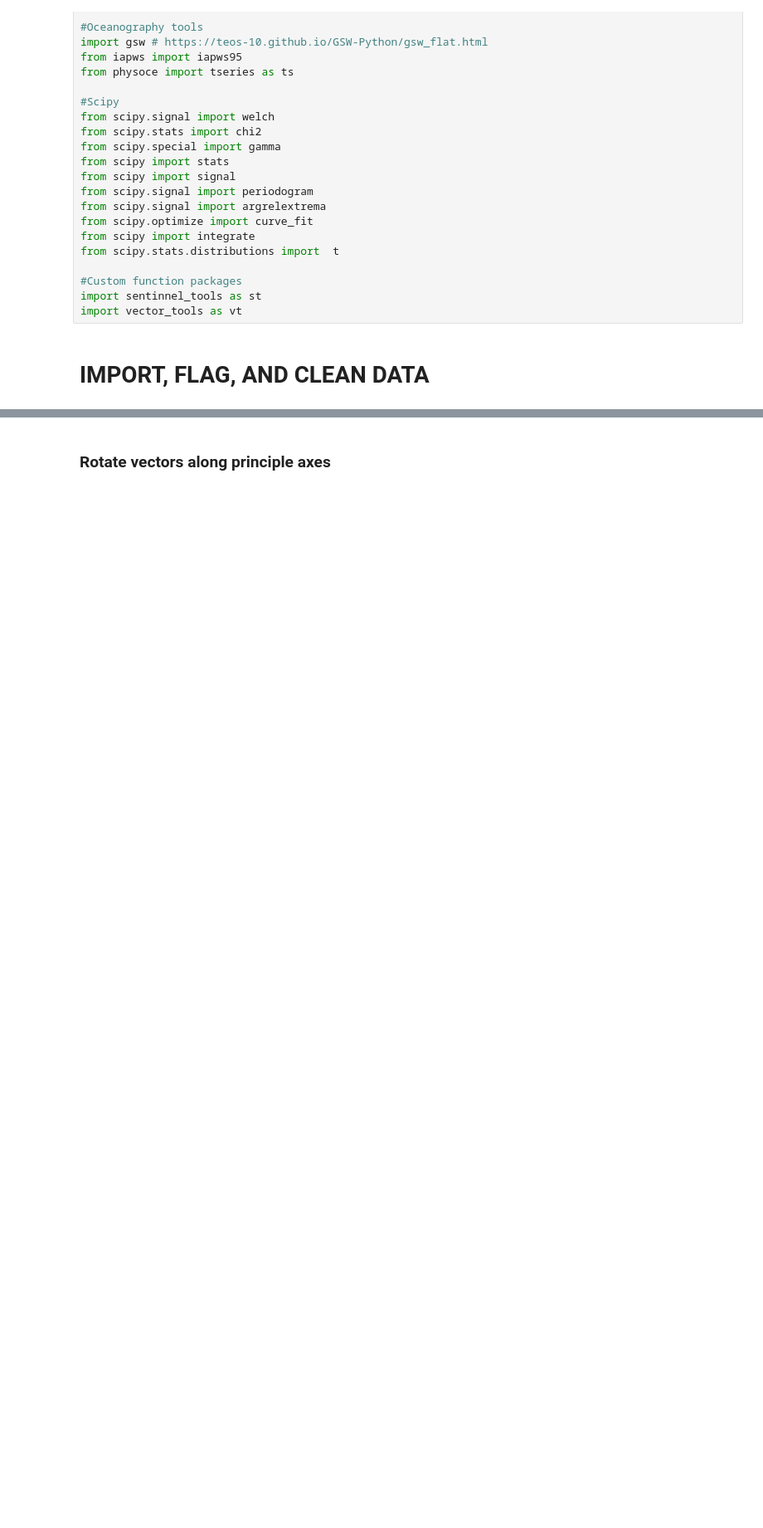
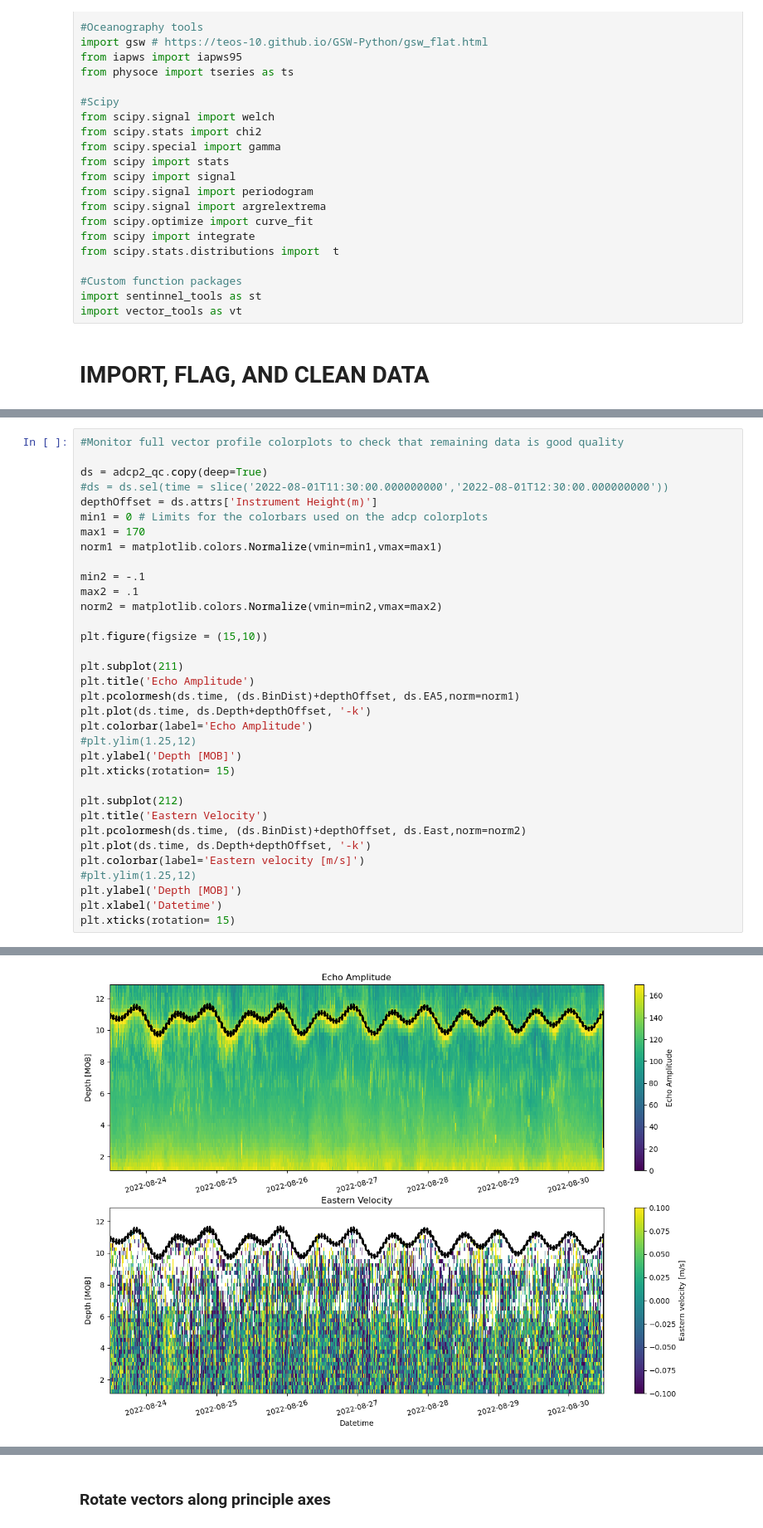
Before and after one commit to lagrady/Kelp-Forest-Hydrodynamics, a Jupyter notebook: notebooks/ADCP_data.ipynb, the cells around one changed output, grey strips where cells are left out. Shown: that part at 83% size. Saved outputs shown, nothing was run; the diff lists cells and outputs as text; blank space fills up the shorter version.

```diff
--- a/notebooks/ADCP_data.ipynb
+++ b/notebooks/ADCP_data.ipynb
@@ -80,0 +89,35 @@ adcp2_qc['Flag'] = adcp2_trimmed.Flag
+# %%
+#Monitor full vector profile colorplots to check that remaining data is good quality
+
+ds = adcp2_qc.copy(deep=True)
+#ds = ds.sel(time = slice('2022-08-01T11:30:00.000000000','2022-08-01T12:30:00.000000000'))
+depthOffset = ds.attrs['Instrument Height(m)']
+min1 = 0 # Limits for the colorbars used on the adcp colorplots
+max1 = 170
+norm1 = matplotlib.colors.Normalize(vmin=min1,vmax=max1)
+
+min2 = -.1
+max2 = .1
+norm2 = matplotlib.colors.Normalize(vmin=min2,vmax=max2)
+
+plt.figure(figsize = (15,10))
+
+plt.subplot(211)
+plt.title('Echo Amplitude')
+plt.pcolormesh(ds.time, (ds.BinDist)+depthOffset, ds.EA5,norm=norm1)
+plt.plot(ds.time, ds.Depth+depthOffset, '-k')
+plt.colorbar(label='Echo Amplitude')
+#plt.ylim(1.25,12)
+plt.ylabel('Depth [MOB]')
+plt.xticks(rotation= 15)
+
+plt.subplot(212)
+plt.title('Eastern Velocity')
+plt.pcolormesh(ds.time, (ds.BinDist)+depthOffset, ds.East,norm=norm2)
+plt.plot(ds.time, ds.Depth+depthOffset, '-k')
+plt.colorbar(label='Eastern velocity [m/s]')
+#plt.ylim(1.25,12)
+plt.ylabel('Depth [MOB]')
+plt.xlabel('Datetime')
+plt.xticks(rotation= 15)
+# %% [output]
@@ -80,0 +132 @@ adcp2_qc['Flag'] = adcp2_trimmed.Flag
+[figure, added]
```
Also changed, not shown: parts of 27 cells of this notebook.
